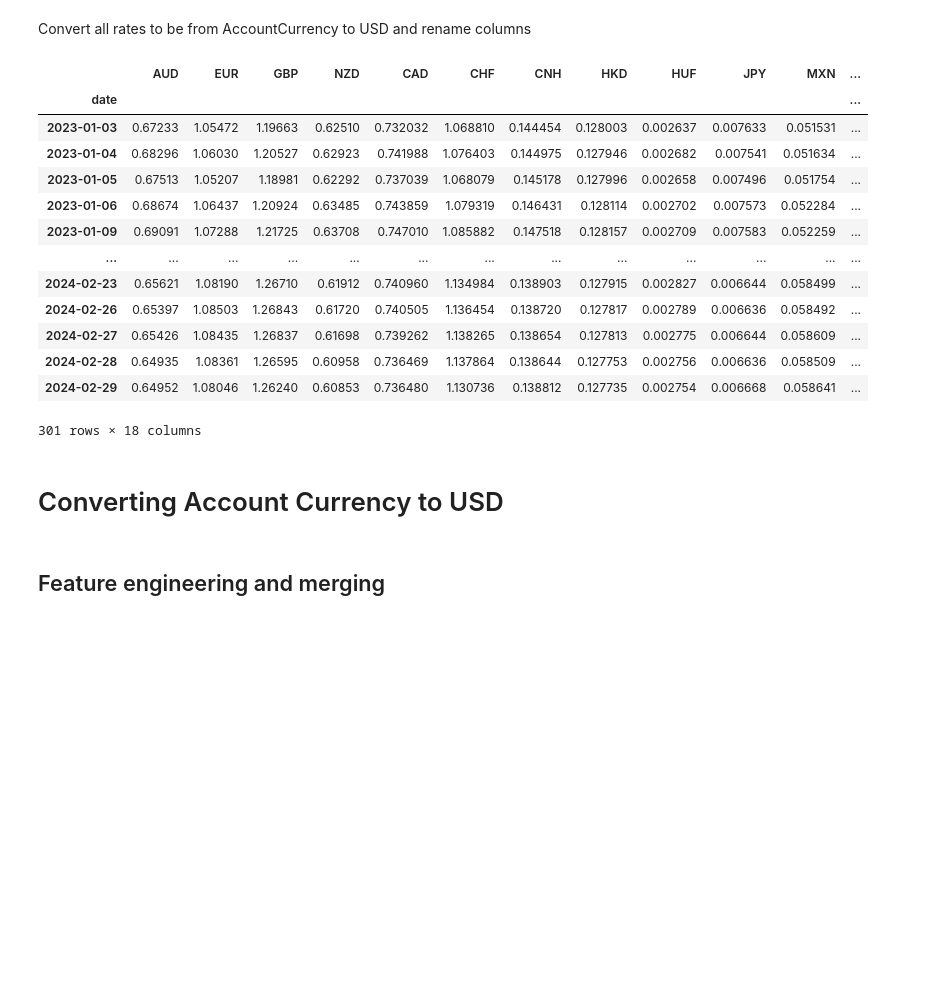
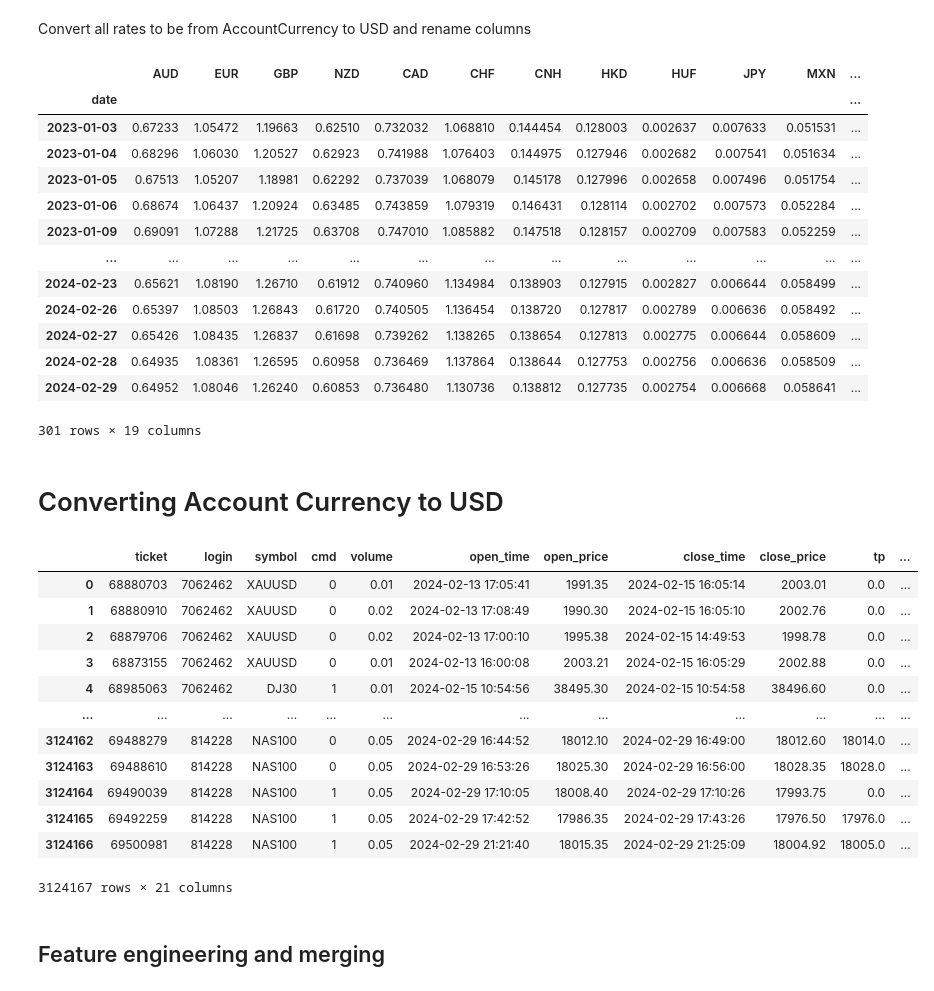
Before and after one commit to CommonCrayon/CapstoneProject, a Jupyter notebook: FeatureEngineeringNew.ipynb, the cells around one changed output. Saved outputs shown, nothing was run; the diff lists cells and outputs as text; code cells hidden in the pictures; blank space fills up the shorter version.

Commit message:
working currency conversion

```diff
--- a/FeatureEngineeringNew.ipynb
+++ b/FeatureEngineeringNew.ipynb
@@ -312,6 +312,7 @@ usd_columns = [col for col in all_charts.columns if col.startswith('USD')]
 all_charts_USD = all_charts.copy()
 all_charts_USD[usd_columns] = 1 / all_charts_USD[usd_columns]
 all_charts_USD.columns = [col.replace('USD', '') for col in all_charts_USD.columns]
+all_charts_USD['USD'] = float(1)
 all_charts_USD
 # %% [output]
 |  | AUD | EUR | GBP | NZD | CAD | CHF | CNH | HKD | HUF | JPY | MXN | ... |
@@ -327,29 +328,34 @@ all_charts_USD
 | 2024-02-27 | 0.65426 | 1.08435 | 1.26837 | 0.61698 | 0.739262 | 1.138265 | 0.138654 | 0.127813 | 0.002775 | 0.006644 | 0.058609 | ... |
 | 2024-02-28 | 0.64935 | 1.08361 | 1.26595 | 0.60958 | 0.736469 | 1.137864 | 0.138644 | 0.127753 | 0.002756 | 0.006636 | 0.058509 | ... |
 | 2024-02-29 | 0.64952 | 1.08046 | 1.26240 | 0.60853 | 0.736480 | 1.130736 | 0.138812 | 0.127735 | 0.002754 | 0.006668 | 0.058641 | ... |
-301 rows × 18 columns
+301 rows × 19 columns
 # %% [markdown]
 # Converting Account Currency to USD
-# %%
-# Step 1: Identify rows where account_currency is not USD
-non_usd_rows = merged_df[merged_df['account_currency'] != 'USD']
-
-# Step 2: Merge non_usd_rows with all_charts_USD to get conversion rates
-merged_data = non_usd_rows.merge(all_charts_USD, how='left', left_on='open_time', right_index=True)
-
-# Step 3: Multiply values in specified columns with conversion rates
-conversion_columns = ['commission', 'swaps', 'profit']
-converted_rows = pd.DataFrame(index=merged_data.index)
-
-# Step 4: Copy over non-converted columns to the login_report_USD DataFrame
-non_conversion_columns = [col for col in merged_df.columns if col not in conversion_columns]
-for column in non_conversion_columns:
-    converted_rows[column] = merged_data[column]
-for column in conversion_columns:
-    converted_rows[column] = merged_data[column.replace('USD', '')] * merged_data[column]
-
-# Step 5: Identify rows where account_currency is USD
-usd_rows = merged_df[merged_df['account_currency'] == 'USD']
-
-#Step 6: Combine converted and usd rows
-merged_df = pd.concat([converted_rows] + [usd_rows], axis=0)
+# %%
+login_trades_rates = merged_df
+login_trades_rates['trade_date'] = pd.to_datetime(pd.to_datetime(login_trades_rates['open_time']).dt.date)
+
+all_charts_USD_stacked = all_charts_USD.stack()
+login_trades_rates = pd.merge(login_trades_rates, all_charts_USD_stacked.rename('usd_rate'), how='left', left_on=['trade_date', 'account_currency'], right_index=True)
+
+conversion_columns = ['commission', 'swaps', 'profit']
+login_trades_USD = login_trades_rates
+
+for column in conversion_columns:
+    login_trades_USD[column] = login_trades_USD [column] * login_trades_USD['usd_rate']
+
+login_trades_USD
+# %% [output]
+|  | ticket | login | symbol | cmd | volume | open_time | open_price | close_time | close_price | tp | ... |
+| 0 | 68880703 | 7062462 | XAUUSD | 0 | 0.01 | 2024-02-13 17:05:41 | 1991.35 | 2024-02-15 16:05:14 | 2003.01 | 0.0 | ... |
+| 1 | 68880910 | 7062462 | XAUUSD | 0 | 0.02 | 2024-02-13 17:08:49 | 1990.30 | 2024-02-15 16:05:10 | 2002.76 | 0.0 | ... |
+| 2 | 68879706 | 7062462 | XAUUSD | 0 | 0.02 | 2024-02-13 17:00:10 | 1995.38 | 2024-02-15 14:49:53 | 1998.78 | 0.0 | ... |
+| 3 | 68873155 | 7062462 | XAUUSD | 0 | 0.01 | 2024-02-13 16:00:08 | 2003.21 | 2024-02-15 16:05:29 | 2002.88 | 0.0 | ... |
+| 4 | 68985063 | 7062462 | DJ30 | 1 | 0.01 | 2024-02-15 10:54:56 | 38495.30 | 2024-02-15 10:54:58 | 38496.60 | 0.0 | ... |
+| ... | ... | ... | ... | ... | ... | ... | ... | ... | ... | ... | ... |
+| 3124162 | 69488279 | 814228 | NAS100 | 0 | 0.05 | 2024-02-29 16:44:52 | 18012.10 | 2024-02-29 16:49:00 | 18012.60 | 18014.0 | ... |
+| 3124163 | 69488610 | 814228 | NAS100 | 0 | 0.05 | 2024-02-29 16:53:26 | 18025.30 | 2024-02-29 16:56:00 | 18028.35 | 18028.0 | ... |
+| 3124164 | 69490039 | 814228 | NAS100 | 1 | 0.05 | 2024-02-29 17:10:05 | 18008.40 | 2024-02-29 17:10:26 | 17993.75 | 0.0 | ... |
+| 3124165 | 69492259 | 814228 | NAS100 | 1 | 0.05 | 2024-02-29 17:42:52 | 17986.35 | 2024-02-29 17:43:26 | 17976.50 | 17976.0 | ... |
+| 3124166 | 69500981 | 814228 | NAS100 | 1 | 0.05 | 2024-02-29 21:21:40 | 18015.35 | 2024-02-29 21:25:09 | 18004.92 | 18005.0 | ... |
+3124167 rows × 21 columns
```
Also changed, not shown: parts of 1 cell of this notebook, 1 other file.
